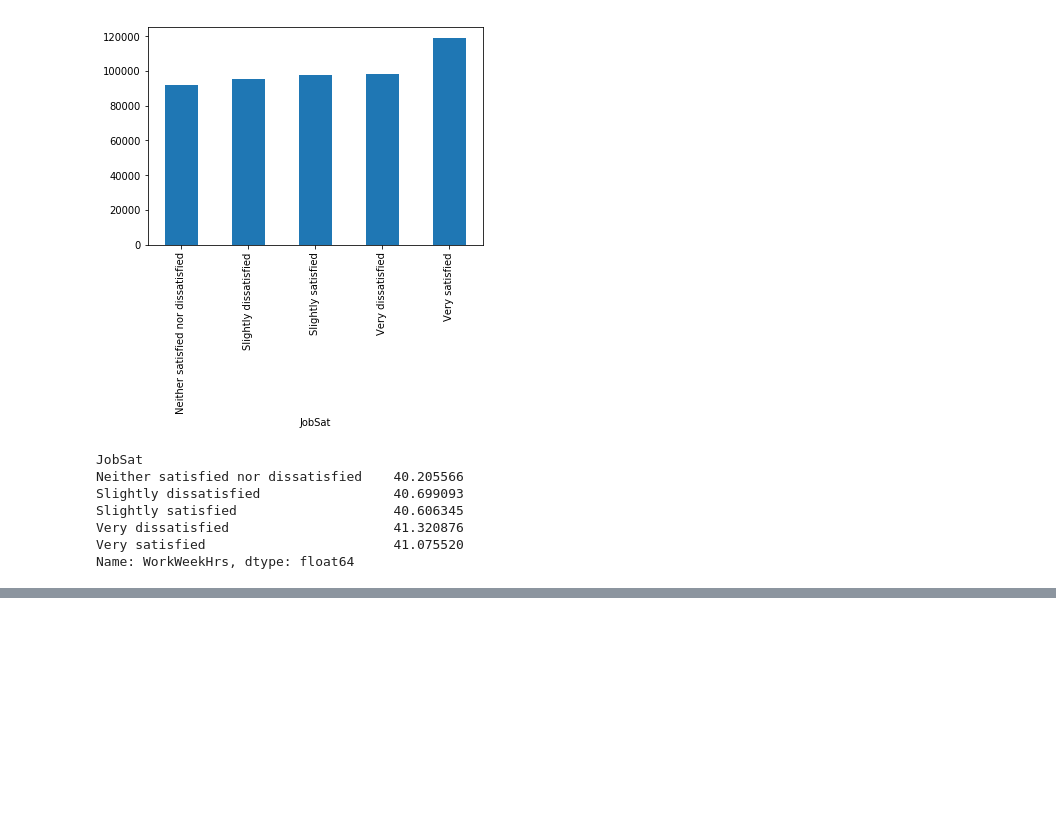
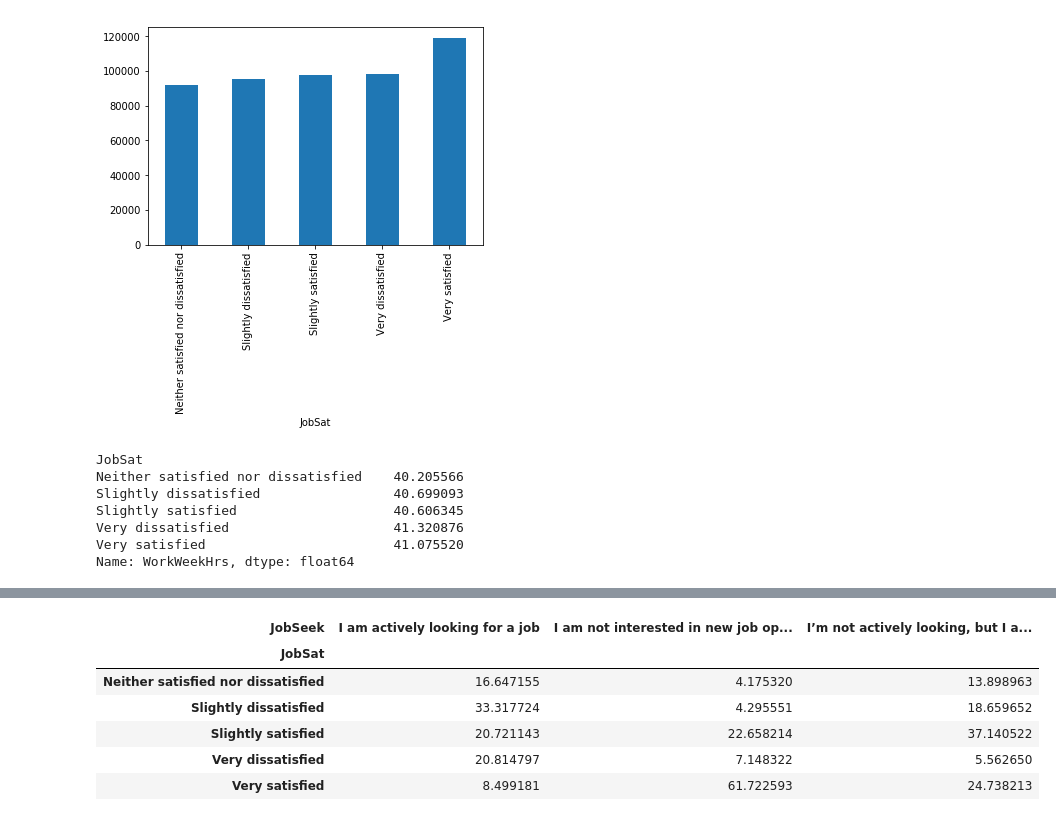
Before and after one commit to AmiraSwedan/2020-DevSurvey-StackOverflow, a Jupyter notebook: Analyzing 2020 Developers Survey.ipynb, the cells around one changed output, grey strips where cells are left out. Saved outputs shown, nothing was run; the diff lists cells and outputs as text; code cells hidden in the pictures; blank space fills up the shorter version.

```diff
--- a/Analyzing 2020 Developers Survey.ipynb
+++ b/Analyzing 2020 Developers Survey.ipynb
@@ -79,0 +111,10 @@ Name: WorkWeekHrs, dtype: float64
+# %%
+pd.crosstab(df_sub1.JobSat, df_sub1.JobSeek , normalize   = 'columns') *100
+# %% [output]
+| JobSeek | I am actively looking for a job | I am not interested in new job op... | I’m not actively looking, but I a... |
+| JobSat |  |  |  |
+| Neither satisfied nor dissatisfied | 16.647155 | 4.175320 | 13.898963 |
+| Slightly dissatisfied | 33.317724 | 4.295551 | 18.659652 |
+| Slightly satisfied | 20.721143 | 22.658214 | 37.140522 |
+| Very dissatisfied | 20.814797 | 7.148322 | 5.562650 |
+| Very satisfied | 8.499181 | 61.722593 | 24.738213 |
```
Also changed, not shown: parts of 5 cells of this notebook.
